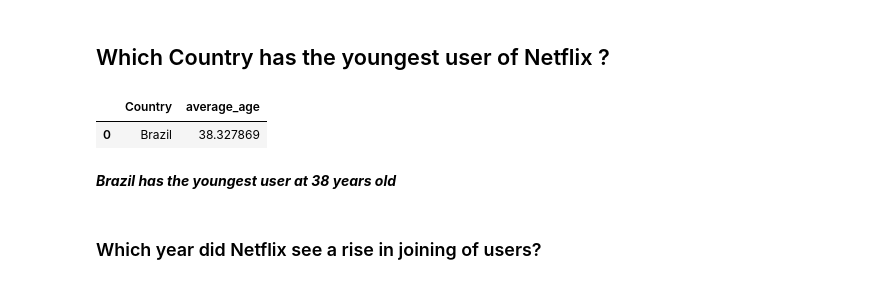
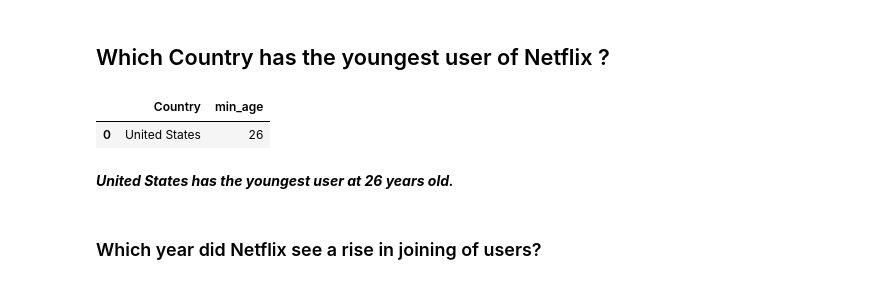
Before and after one commit to mochacookiecrumble/Netflix-userbase, a Jupyter notebook: Netflix_userbase_data_analysis.ipynb, the cells around one changed output. Saved outputs shown, nothing was run; the diff lists cells and outputs as text; code cells hidden in the pictures.

Commit message:
fixed function from AVG to MIN in the youngest user code

```diff
--- a/Netflix_userbase_data_analysis.ipynb
+++ b/Netflix_userbase_data_analysis.ipynb
@@ -155,16 +155,16 @@ pd.read_sql(query_7, con=engine)
 # %% [markdown]
 ## Which Country has the youngest user of Netflix ?
 # %%
-query_8 = """ SELECT Country, AVG(Age) AS average_age FROM netflix_userbase
-                GROUP BY Country ORDER BY average_age ASC limit 1
+query_8 = """ SELECT Country, MIN(Age) AS min_age FROM netflix_userbase
+                GROUP BY Country ORDER BY min_age asc limit 1
 """
 
 pd.read_sql(query_8, con=engine)
 # %% [output]
-|  | Country | average_age |
-| 0 | Brazil | 38.327869 |
+|  | Country | min_age |
+| 0 | United States | 26 |
 # %% [markdown]
-***Brazil has the youngest user at 38 years old***
+***United States has the youngest user at 26 years old.***
 # %% [markdown]
 ### Which year did Netflix see a rise in joining of users?
 # %%
```
Also changed, not shown: parts of 1 cell of this notebook, 1 other file.
